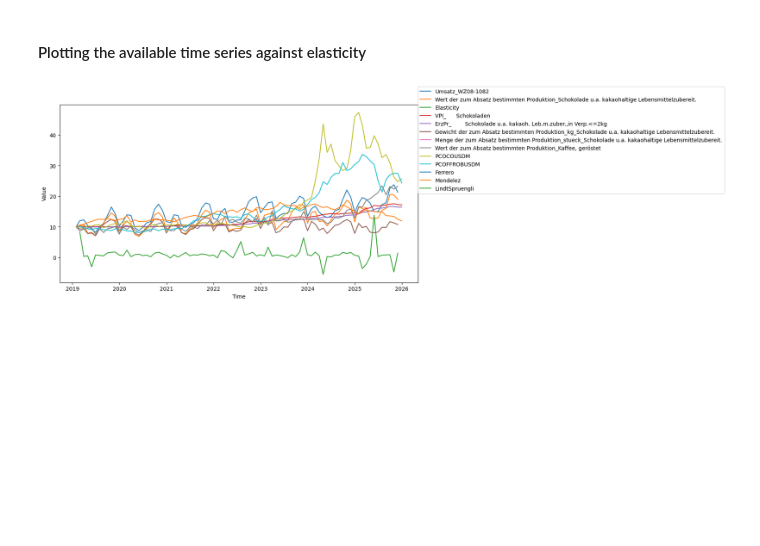
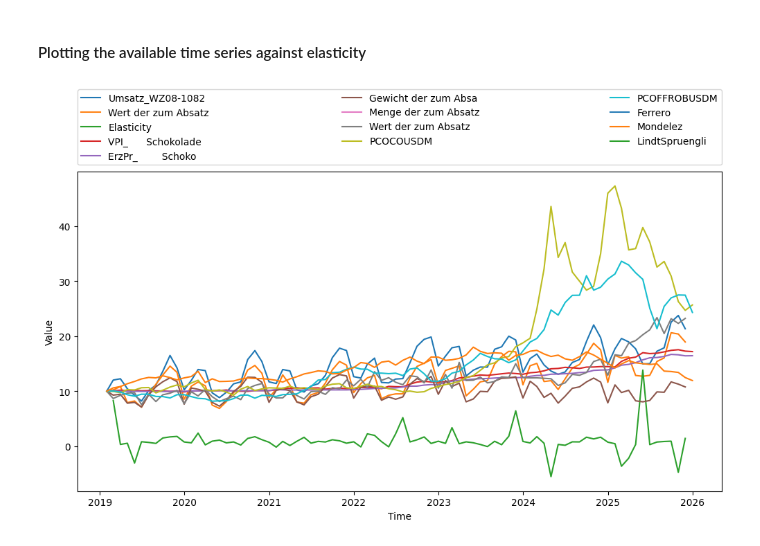
Before and after one commit to salimaabdalla/dpp_projekt_2026, a Jupyter notebook: notebooks/07_estimation_price_elasticity.ipynb, the cells around one changed output. Cells and saved outputs as stored; diff of their text form; code cells hidden in the pictures; blank space fills up the shorter version.

Commit message:
More plots

```diff
--- a/notebooks/07_estimation_price_elasticity.ipynb
+++ b/notebooks/07_estimation_price_elasticity.ipynb
@@ -183,23 +183,25 @@ shares = df.iloc[:, [166, 167, 168, 169, 170]]
 shares = shares / shares.iloc[0] *10
 # %%
 # plotting all variables together
+import matplotlib.pyplot as plt
 plt.figure(figsize=(12, 6))
 plt.plot(demand, label=df.iloc[:, 45].name)
-plt.plot(price, label=df.iloc[:, 122].name)
+plt.plot(price, label=df.iloc[:, 122].name[:20])
 plt.plot(elasticity, label='Elasticity')
-plt.plot(household_consumption, label=df.iloc[:, 93].name)
-plt.plot(producer_price, label=df.iloc[:, 78].name)
-plt.plot(production_weight, label=df.iloc[:, 126].name)
-plt.plot(production_pieces, label=df.iloc[:, 128].name)
-plt.plot(coffee_demand, label=df.iloc[:, 144].name)
-plt.plot(shares.iloc[:, 0], label=df.iloc[:, 166].name)
-plt.plot(shares.iloc[:, 1], label=df.iloc[:, 167].name)
-plt.plot(shares.iloc[:, 2], label=df.iloc[:, 168].name)
-plt.plot(shares.iloc[:, 3], label=df.iloc[:, 169].name)
-plt.plot(shares.iloc[:, 4], label=df.iloc[:, 170].name)
+plt.plot(household_consumption, label=df.iloc[:, 93].name[:20])
+plt.plot(producer_price, label=df.iloc[:, 78].name[:20])
+plt.plot(production_weight, label=df.iloc[:, 126].name[:20])
+plt.plot(production_pieces, label=df.iloc[:, 128].name[:20])
+plt.plot(coffee_demand, label=df.iloc[:, 144].name[:20])
+plt.plot(shares.iloc[:, 0], label=df.iloc[:, 166].name[:20])
+plt.plot(shares.iloc[:, 1], label=df.iloc[:, 167].name[:20])
+plt.plot(shares.iloc[:, 2], label=df.iloc[:, 168].name[:20])
+plt.plot(shares.iloc[:, 3], label=df.iloc[:, 169].name[:20])
+plt.plot(shares.iloc[:, 4], label=df.iloc[:, 170].name[:20])
 plt.xlabel('Time')
 plt.ylabel('Value')
-plt.legend( loc=(1,0.5), )
+plt.legend(bbox_to_anchor=(0., 1.02, 1., .102), loc='lower left',
+                      ncols=3, mode="expand", borderaxespad=0.)
 plt.show()
 # %% [output]
-[figure, old version]
+[figure, new version]
```
Also changed, not shown: parts of 2 cells of this notebook, 2 other files.
